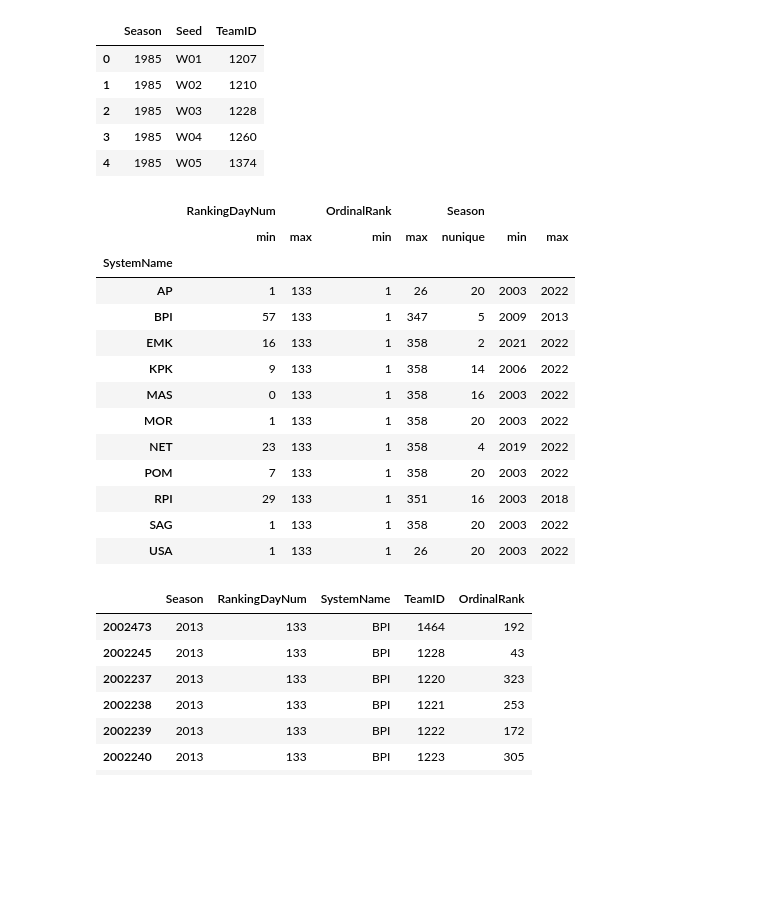
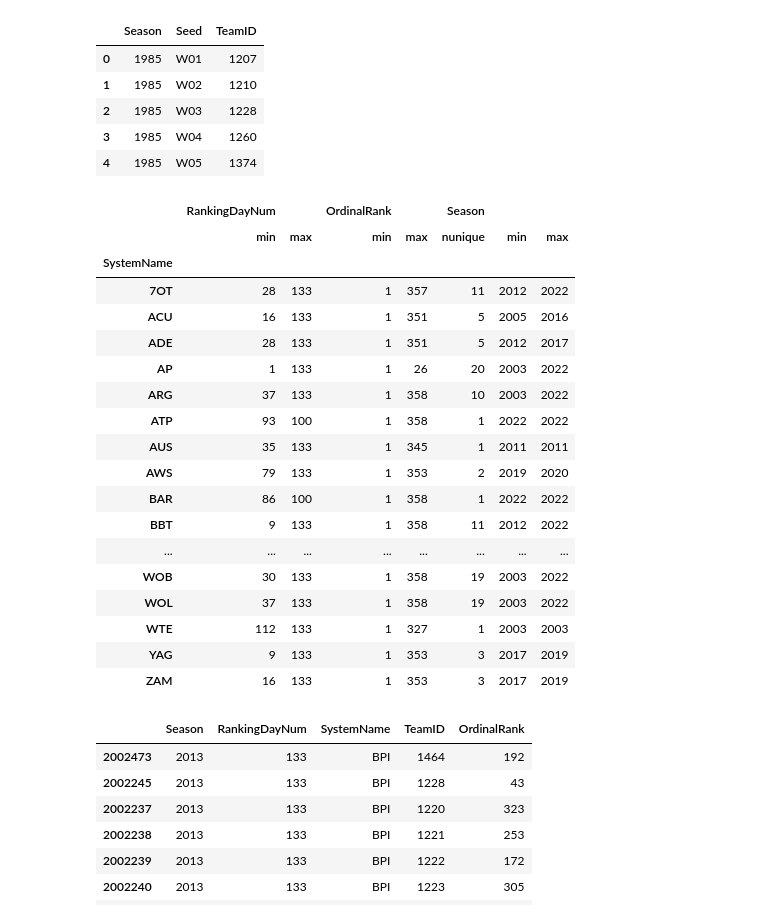
Before and after one commit to filetczar/march-madness-2022, a Jupyter notebook: notebooks/feature-eda.ipynb, the cells around one changed output. Saved outputs shown, nothing was run; the diff lists cells and outputs as text; code cells hidden in the pictures; blank space fills up the shorter version.

```diff
--- a/notebooks/feature-eda.ipynb
+++ b/notebooks/feature-eda.ipynb
@@ -30,25 +30,29 @@ data_dict['MNCAATourneySeeds'].head()
 # %%
 pd.set_option("display.max_rows", None, "display.max_columns", None)
 good_systems = ['POM', 'BPI', 'RPI', 'AP', 'NET', 'KPK','MAS', 'SAG','LRMC', 'USA', 'MOR']
 data_dict['MMasseyOrdinals']\
-    .loc[data_dict['MMasseyOrdinals']['SystemName'].isin(good_systems)]\
     .groupby(['SystemName'])\
     .agg({'RankingDayNum': ['min', 'max'],'OrdinalRank': ['min', 'max'],'Season': ['nunique', 'min', 'max'] })
 # %% [output]
 |  | RankingDayNum |  | OrdinalRank |  | Season |  |  |
 |  | min | max | min | max | nunique | min | max |
 | SystemName |  |  |  |  |  |  |  |
+| 7OT | 28 | 133 | 1 | 357 | 11 | 2012 | 2022 |
+| ACU | 16 | 133 | 1 | 351 | 5 | 2005 | 2016 |
+| ADE | 28 | 133 | 1 | 351 | 5 | 2012 | 2017 |
 | AP | 1 | 133 | 1 | 26 | 20 | 2003 | 2022 |
-| BPI | 57 | 133 | 1 | 347 | 5 | 2009 | 2013 |
-| EMK | 16 | 133 | 1 | 358 | 2 | 2021 | 2022 |
-| KPK | 9 | 133 | 1 | 358 | 14 | 2006 | 2022 |
-| MAS | 0 | 133 | 1 | 358 | 16 | 2003 | 2022 |
-| MOR | 1 | 133 | 1 | 358 | 20 | 2003 | 2022 |
-| NET | 23 | 133 | 1 | 358 | 4 | 2019 | 2022 |
-| POM | 7 | 133 | 1 | 358 | 20 | 2003 | 2022 |
-| RPI | 29 | 133 | 1 | 351 | 16 | 2003 | 2018 |
-| SAG | 1 | 133 | 1 | 358 | 20 | 2003 | 2022 |
-| USA | 1 | 133 | 1 | 26 | 20 | 2003 | 2022 |
+| ARG | 37 | 133 | 1 | 358 | 10 | 2003 | 2022 |
+| ATP | 93 | 100 | 1 | 358 | 1 | 2022 | 2022 |
+| AUS | 35 | 133 | 1 | 345 | 1 | 2011 | 2011 |
+| AWS | 79 | 133 | 1 | 353 | 2 | 2019 | 2020 |
+| BAR | 86 | 100 | 1 | 358 | 1 | 2022 | 2022 |
+| BBT | 9 | 133 | 1 | 358 | 11 | 2012 | 2022 |
+| ... | ... | ... | ... | ... | ... | ... | ... |
+| WOB | 30 | 133 | 1 | 358 | 19 | 2003 | 2022 |
+| WOL | 37 | 133 | 1 | 358 | 19 | 2003 | 2022 |
+| WTE | 112 | 133 | 1 | 327 | 1 | 2003 | 2003 |
+| YAG | 9 | 133 | 1 | 353 | 3 | 2017 | 2019 |
+| ZAM | 16 | 133 | 1 | 353 | 3 | 2017 | 2019 |
 # %%
 data_dict['MMasseyOrdinals']\
     .loc[(data_dict['MMasseyOrdinals']['SystemName'] == 'BPI') & (data_dict['MMasseyOrdinals']['RankingDayNum'] == 133)]\
```
Also changed, not shown: 5 other files.
